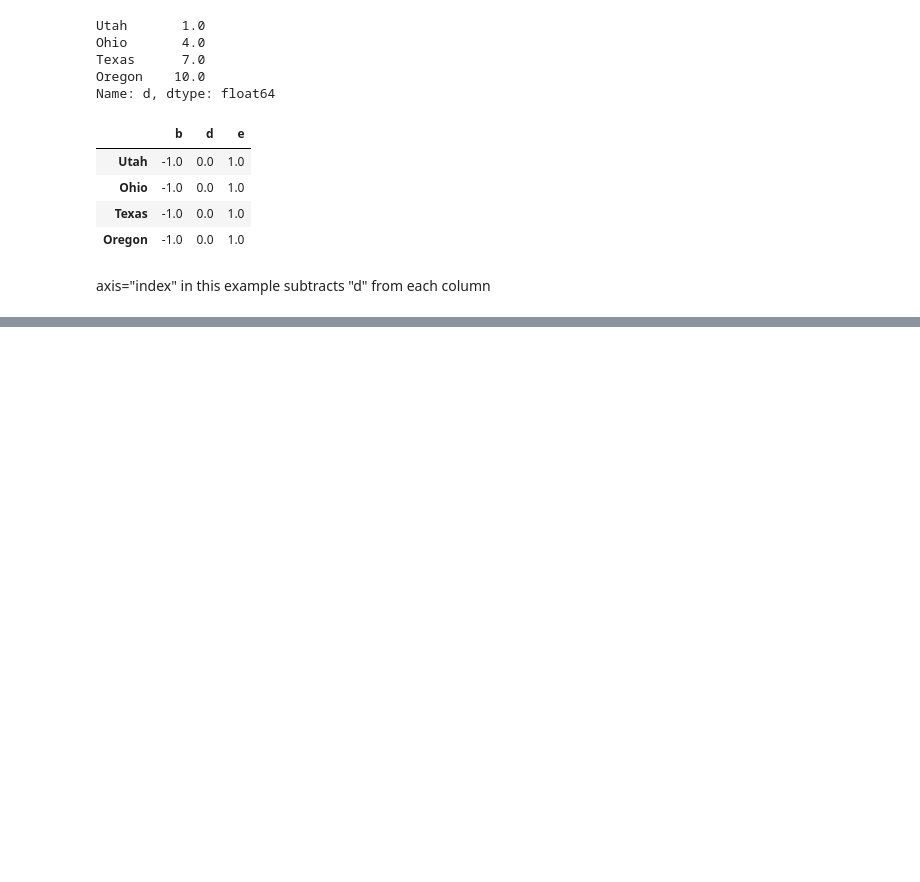
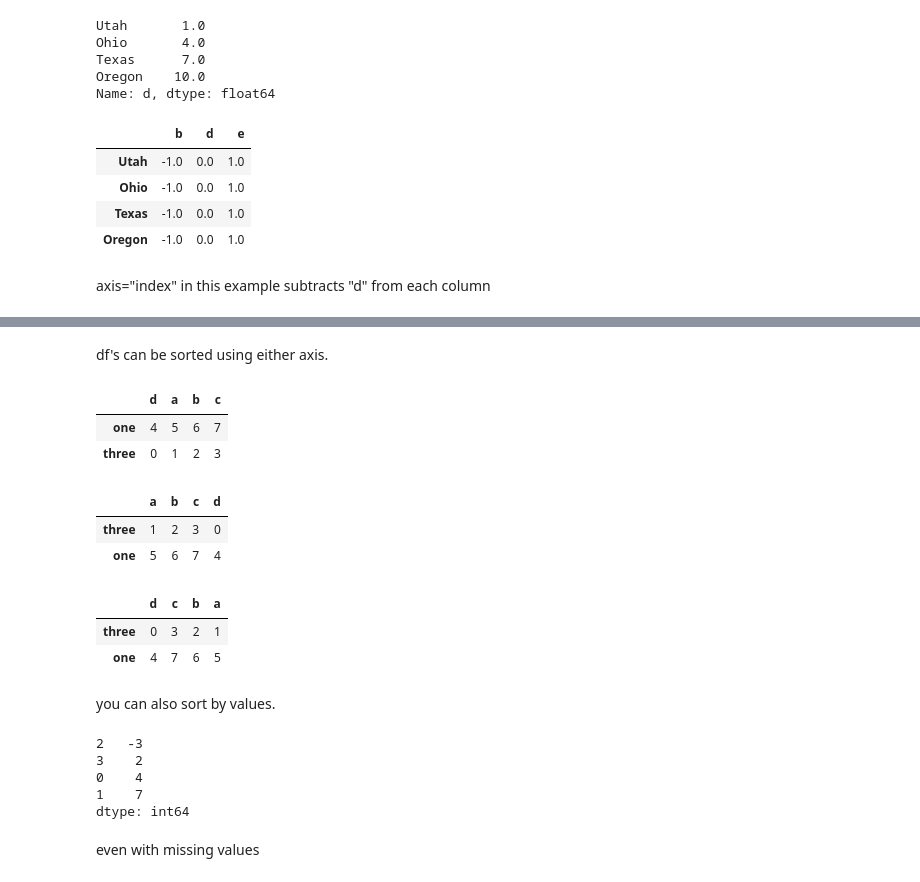
Before and after one commit to christophermccall/WesCh5, a Jupyter notebook: Chapter5WorkAlong.ipynb, the cells around one changed output, grey strips where cells are left out. Saved outputs shown, nothing was run; the diff lists cells and outputs as text; code cells hidden in the pictures; blank space fills up the shorter version.

```diff
--- a/Chapter5WorkAlong.ipynb
+++ b/Chapter5WorkAlong.ipynb
@@ -757,0 +859,2 @@ axis="index" in this example subtracts "d" from each column
+# %%
+frame = pd.DataFrame(np.arange(8).reshape((2,4)), index=["three","one"], columns=["d","a","b","c"])
@@ -757,0 +867,22 @@ axis="index" in this example subtracts "d" from each column
+# %% [markdown]
+df's can be sorted using either axis.
+# %%
+frame.sort_index()
+# %% [output]
+|  | d | a | b | c |
+| one | 4 | 5 | 6 | 7 |
+| three | 0 | 1 | 2 | 3 |
+# %%
+frame.sort_index(axis="columns")
+# %% [output]
+|  | a | b | c | d |
+| three | 1 | 2 | 3 | 0 |
+| one | 5 | 6 | 7 | 4 |
+# %%
+frame.sort_index(axis="columns", ascending=False)
+# %% [output]
+|  | d | c | b | a |
+| three | 0 | 3 | 2 | 1 |
+| one | 4 | 7 | 6 | 5 |
+# %% [markdown]
+you can also sort by values.
@@ -757,0 +891,10 @@ axis="index" in this example subtracts "d" from each column
+# %%
+obj.sort_values()
+# %% [output]
+2   -3
+3    2
+0    4
+1    7
+dtype: int64
+# %% [markdown]
+even with missing values
```
Also changed, not shown: parts of 48 cells of this notebook.
